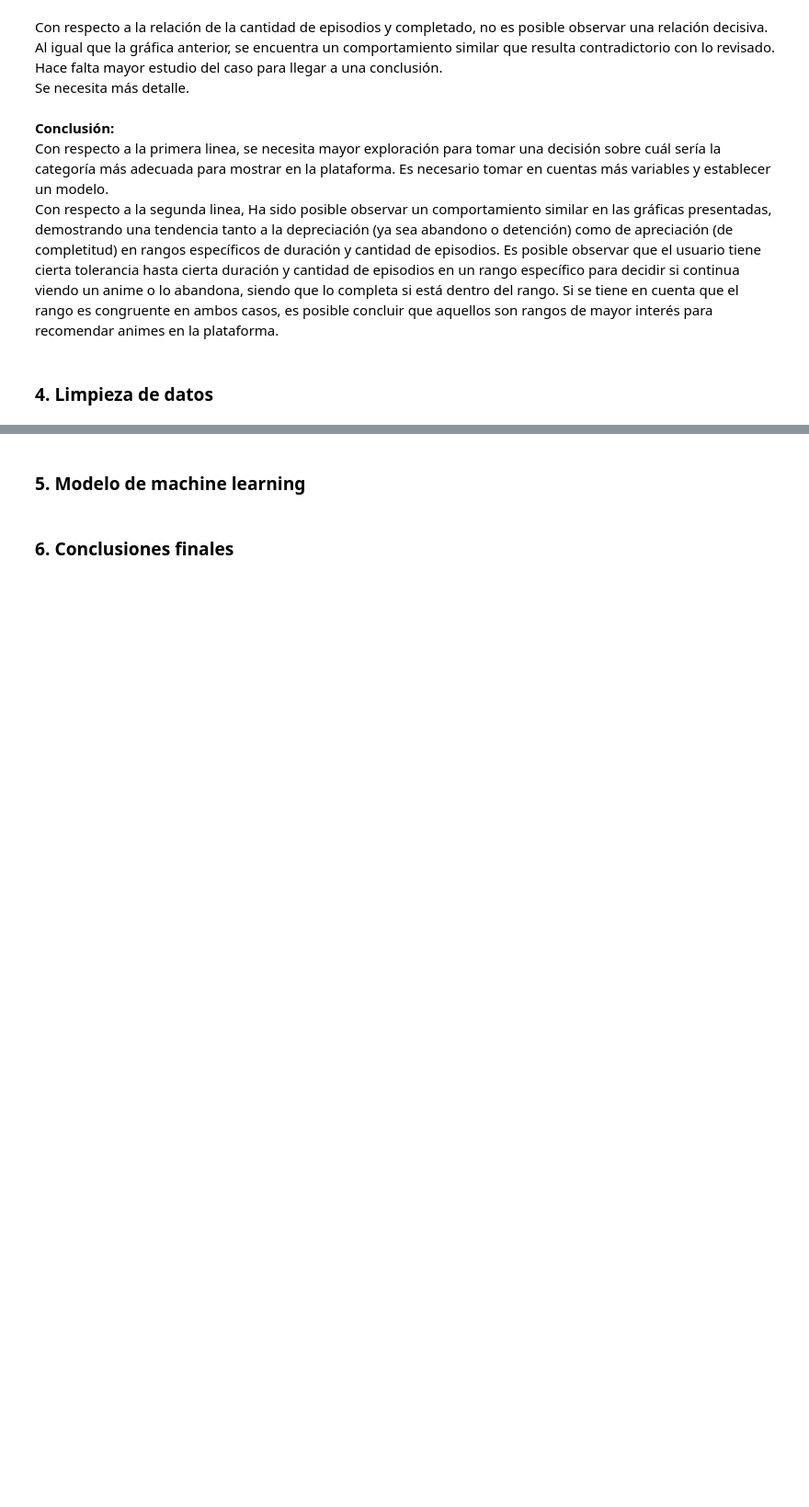
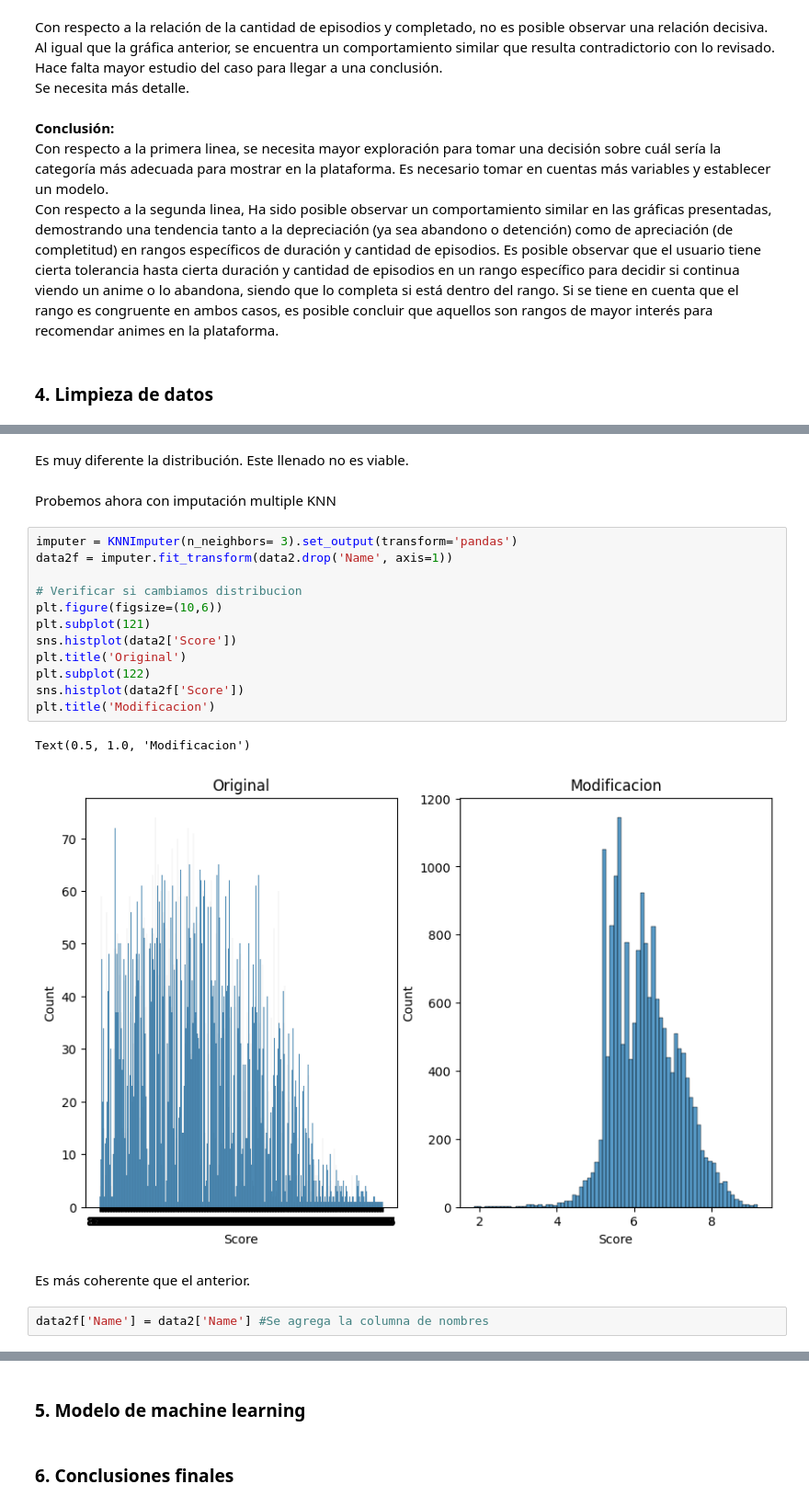
Before and after one commit to Asheyerth/DataScience_bootcamp2024BIT, a Jupyter notebook: Actividad_8_Proyecto_Final/Actividad8_ProyectoFinal.ipynb, the cells around one changed output, grey strips where cells are left out. Shown at 92% size. Saved outputs shown, nothing was run; the diff lists cells and outputs as text; blank space fills up the shorter version.

```diff
--- a/Actividad_8_Proyecto_Final/Actividad8_ProyectoFinal.ipynb
+++ b/Actividad_8_Proyecto_Final/Actividad8_ProyectoFinal.ipynb
@@ -397,0 +634,23 @@ Con respecto a la segunda linea, Ha sido posible observar un comportamiento simi
+# %% [markdown]
+Es muy diferente la distribución. Este llenado no es viable.
+# %% [markdown]
+Probemos ahora con imputación multiple KNN
+# %%
+imputer = KNNImputer(n_neighbors= 3).set_output(transform='pandas')
+data2f = imputer.fit_transform(data2.drop('Name', axis=1))
+
+# Verificar si cambiamos distribucion
+plt.figure(figsize=(10,6))
+plt.subplot(121)
+sns.histplot(data2['Score'])
+plt.title('Original')
+plt.subplot(122)
+sns.histplot(data2f['Score'])
+plt.title('Modificacion')
+# %% [output]
+Text(0.5, 1.0, 'Modificacion')
+[figure, added]
+# %% [markdown]
+Es más coherente que el anterior.
+# %%
+data2f['Name'] = data2['Name'] #Se agrega la columna de nombres
```
Also changed, not shown: parts of 96 cells of this notebook, 1 other file.
